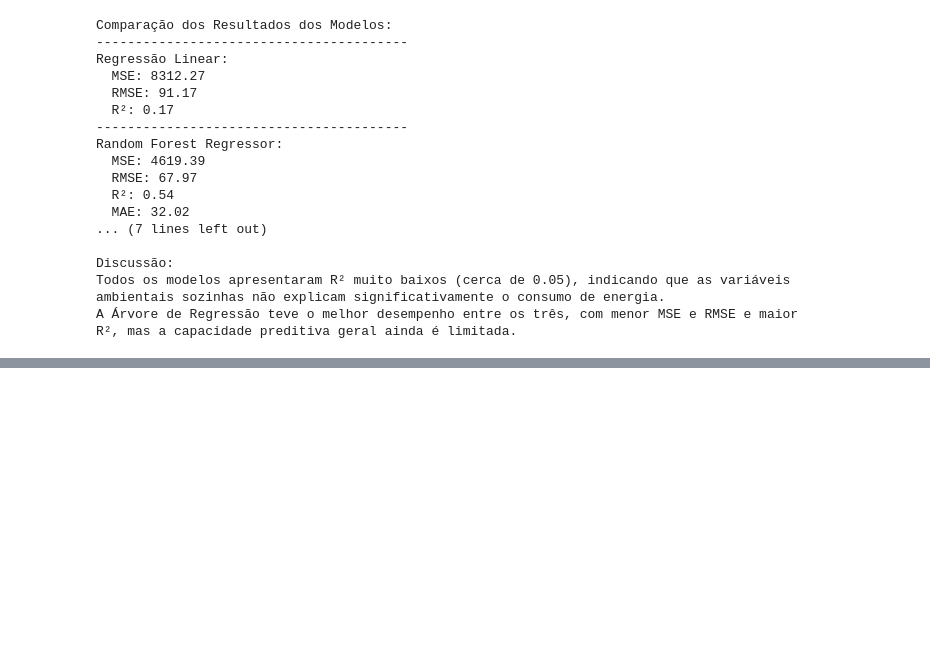
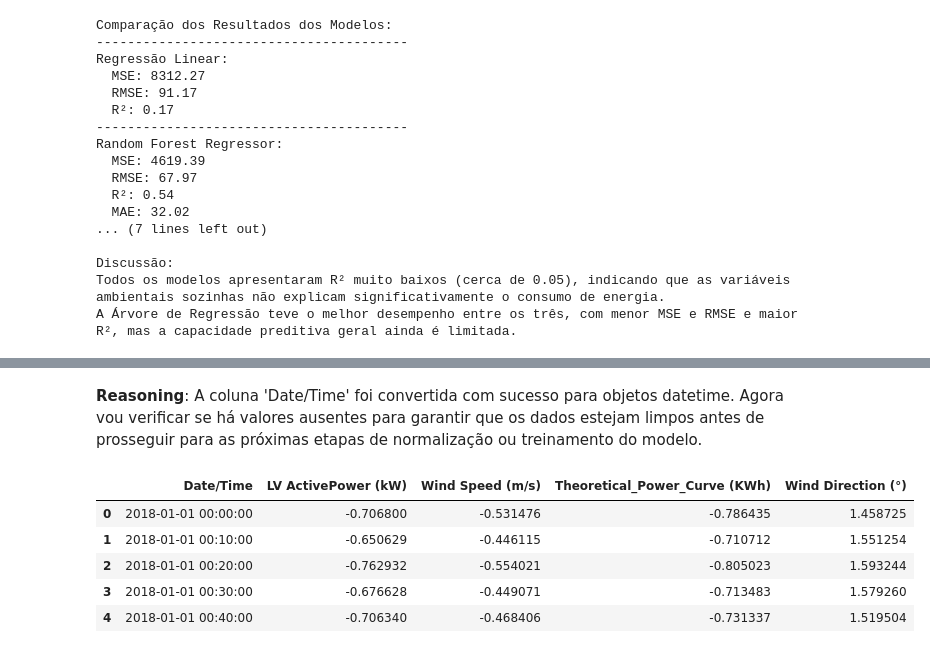
Before and after one commit to Massayoshii/CP02_2SEM_SERS_1CCPF, a Jupyter notebook: CP2_2SEM_SERS_1CCPF.ipynb, the cells around one changed output, grey strips where cells are left out. Drawn from its saved outputs; the diff is of its cells as text; code cells hidden in the pictures; blank space fills up the shorter version.

```diff
--- a/CP2_2SEM_SERS_1CCPF.ipynb
+++ b/CP2_2SEM_SERS_1CCPF.ipynb
@@ -255,0 +302,22 @@ A Árvore de Regressão teve o melhor desempenho entre os três, com menor MSE e
+# %% [markdown]
+**Reasoning**:
+A coluna 'Date/Time' foi convertida com sucesso para objetos datetime. Agora vou verificar se há valores ausentes para garantir que os dados estejam limpos antes de prosseguir para as próximas etapas de normalização ou treinamento do modelo.
+# %%
+# Colunas numéricas a serem normalizadas (excluindo a coluna alvo)
+numerical_cols = ['LV ActivePower (kW)', 'Wind Speed (m/s)', 'Theoretical_Power_Curve (KWh)', 'Wind Direction (°)']
+
+# Inicializar o StandardScaler
+scaler = StandardScaler()
+
+# Aplicar a normalização às colunas numéricas
+df[numerical_cols] = scaler.fit_transform(df[numerical_cols])
+
+# Exibir as primeiras linhas do DataFrame normalizado
+display(df.head())
+# %% [output]
+|  | Date/Time | LV ActivePower (kW) | Wind Speed (m/s) | Theoretical_Power_Curve (KWh) | Wind Direction (°) |
+| 0 | 2018-01-01 00:00:00 | -0.706800 | -0.531476 | -0.786435 | 1.458725 |
+| 1 | 2018-01-01 00:10:00 | -0.650629 | -0.446115 | -0.710712 | 1.551254 |
+| 2 | 2018-01-01 00:20:00 | -0.762932 | -0.554021 | -0.805023 | 1.593244 |
+| 3 | 2018-01-01 00:30:00 | -0.676628 | -0.449071 | -0.713483 | 1.579260 |
+| 4 | 2018-01-01 00:40:00 | -0.706340 | -0.468406 | -0.731337 | 1.519504 |
```
Also changed, not shown: parts of 19 cells of this notebook.
